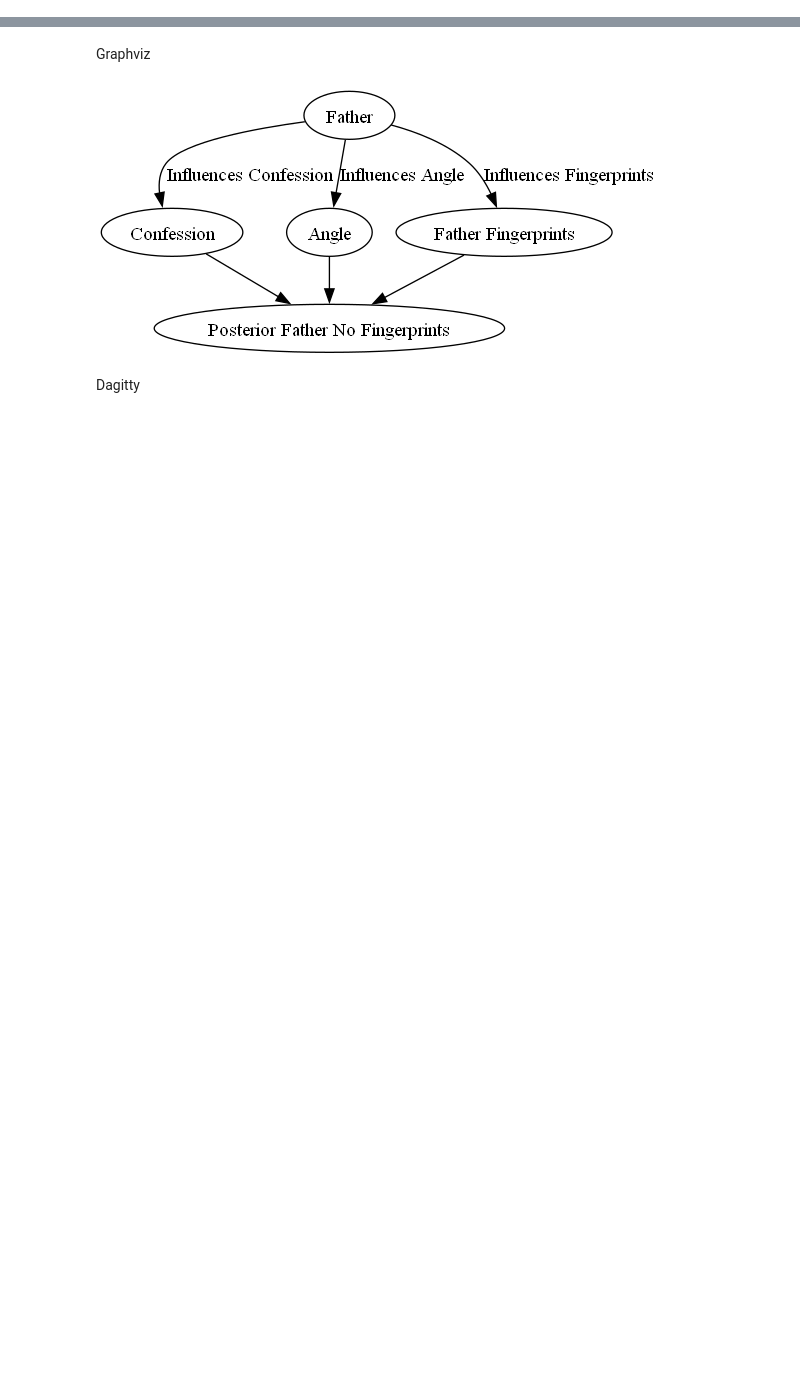
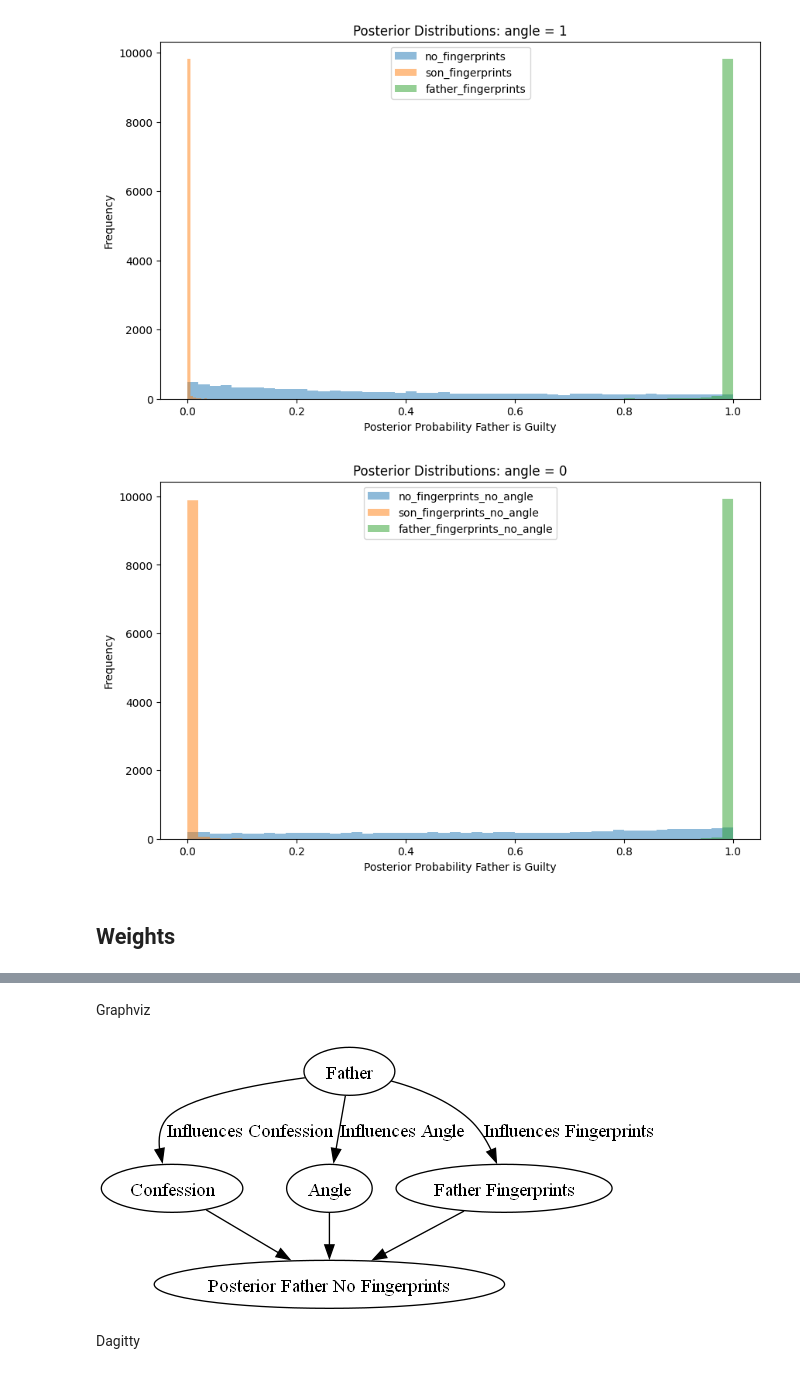
Before and after one commit to rfl-urbaniak/MRbook, a Jupyter notebook: weight-paper/scripts/nikodem_tinbox.ipynb, the cells around one changed output, grey strips where cells are left out. Saved outputs shown, nothing was run; the diff lists cells and outputs as text; code cells hidden in the pictures; blank space fills up the shorter version.

Commit message:
updating the tinbox notebook

```diff
--- a/weight-paper/scripts/nikodem_tinbox.ipynb
+++ b/weight-paper/scripts/nikodem_tinbox.ipynb
@@ -88,17 +37,0 @@ def weight(posterior: List[float], base=2) -> float:
-# %%
-x = np.linspace(0, 1, 1000)
-prior = beta.pdf(x, 1, 1)
-posterior = beta.pdf(x, 100, 2)
-
-fingers_if_father = beta.pdf(x, 1000, 2)
-posterior_up_unst = (posterior * fingers_if_father)
-posterior_up_stnd = posterior_up_unst / posterior_up_unst.sum()
-
-plt.figure(figsize=(12, 6))
-plt.plot(x, prior, label="prior", color="grey")
-plt.plot(x, posterior, label="posterior", color="skyblue")
-# plt.plot(x, posterior_up_unst, label="posterior_up", color="orangered")
-plt.title("Tinbox Initial Comparison")
-plt.legend()
-sns.despine()
-plt.show()
@@ -145,0 +177,59 @@ pyro.render_model(simplified_tinbox_model, model_args=(), render_distributions=T
+# %%
+
+# Running the model for different scenarios
+
+def run_scenarios(angle):
+
+    if angle == 1:
+
+        scenarios = ["no_fingerprints", "son_fingerprints", "father_fingerprints"]
+
+    elif angle == 0:
+        scenarios = ["no_fingerprints_no_angle", "son_fingerprints_no_angle", "father_fingerprints_no_angle"]
+
+    results = {}
+
+    for scenario in scenarios:
+        with pyro.plate("samples", size=10000):
+            with pyro.poutine.trace() as tr:
+                tinbox_model(scenario)
+        results[scenario] = tr.trace.nodes["posterior_father"]["value"].detach().numpy()
+
+    return results
+
+scenario_posteriors_angle = run_scenarios(angle=1)
+scenario_posteriors_no_angle = run_scenarios(angle=0)
+
+
+# plot for angle=1
+
+plt.figure(figsize=(10, 6))
+
+for scenario, posterior in scenario_posteriors_angle.items():
+    plt.hist(posterior, bins=50, alpha=0.5, label=scenario)
+
+plt.title("Posterior Distributions: angle = 1")
+plt.xlabel("Posterior Probability Father is Guilty")
+plt.ylabel("Frequency")
+plt.legend()
+plt.show()
+
+
+# no angle plot
+
+
+plt.figure(figsize=(10, 6))
+
+for scenario, posterior in scenario_posteriors_no_angle.items():
+    plt.hist(posterior, bins=50, alpha=0.5, label=scenario)
+
+plt.title("Posterior Distributions: angle = 0")
+plt.xlabel("Posterior Probability Father is Guilty")
+plt.ylabel("Frequency")
+plt.legend()
+plt.show()
+# %% [output]
+[figure, added]
+[figure, added]
+# %% [markdown]
+## Weights
```
Also changed, not shown: parts of 14 cells of this notebook.
